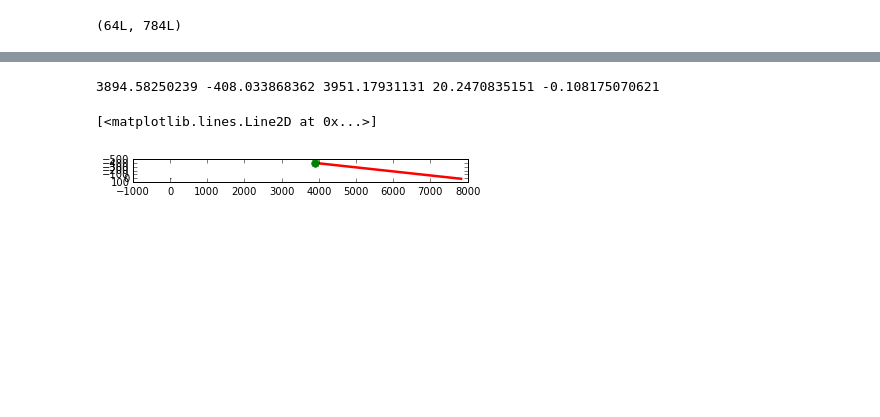
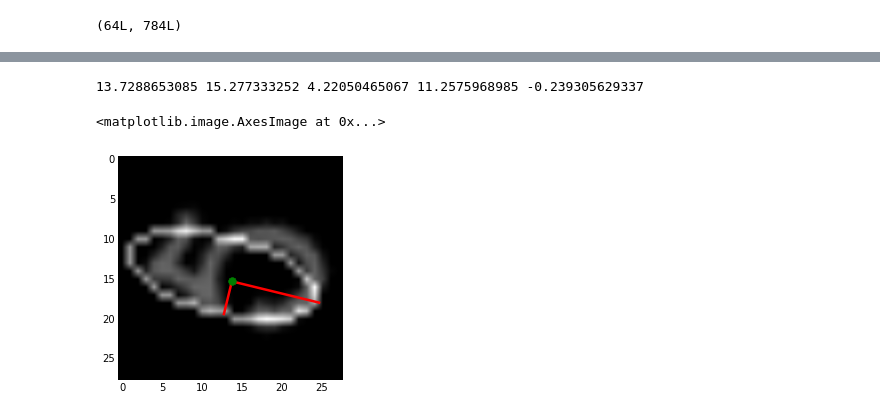
Before and after one commit to inmidvideo/kaggle-mnist, a Jupyter notebook: python/mnist_image.ipynb, the cells around one changed output, grey strips where cells are left out. Drawn from its saved outputs; the diff is of its cells as text; code cells hidden in the pictures; blank space fills up the shorter version.

```diff
--- a/python/mnist_image.ipynb
+++ b/python/mnist_image.ipynb
@@ -62,22 +62,27 @@ from skimage.draw import ellipse
 # %%
-out = rotate(image, -20, preserve_range=True)
+out = rotate(image, 60, preserve_range=True)
 em = EllipseModel()
 em.estimate(np.transpose(np.nonzero(out)))
 [xc, yc, a, b, theta] = em.params
 print xc, yc, a, b, theta
 # %% [output]
-3894.58250239 -408.033868362 3951.17931131 20.2470835151 -0.108175070621
+13.7288653085 15.277333252 4.22050465067 11.2575968985 -0.239305629337
 # %%
 fig, ax = plt.subplots()
 ax.imshow(out, cmap=plt.cm.gray)
-x1 = xc + a*cos(theta)
-y1 = yc - a*sin(theta)
-x2 = xc - b*sin(theta)
-y2 = yc - b*cos(theta)
+x1 = xc + b*cos(-theta)
+y1 = yc + b*sin(-theta)
+x2 = xc - a*sin(-theta)
+y2 = yc + a*cos(-theta)
 
 ax.plot((xc, x1), (yc, y1), '-r', linewidth=2.5)
 ax.plot((xc, x2), (yc, y2), '-r', linewidth=2.5)
 ax.plot(xc, yc, '.g', markersize=15)
+
+img = np.zeros((28, 28), dtype=np.uint8)
+rr, cc = ellipse_perimeter(int(yc), int(xc), int(a), int(b), -theta, img.shape)
+img[rr, cc] = 1
+ax.imshow(img, cmap=plt.cm.gray,  alpha=0.6)
 # %% [output]
-[<matplotlib.lines.Line2D at 0x...>]
+<matplotlib.image.AxesImage at 0x...>
-[figure, old version]
+[figure, new version]
```
Also changed, not shown: parts of 10 cells of this notebook, 5 other files.
